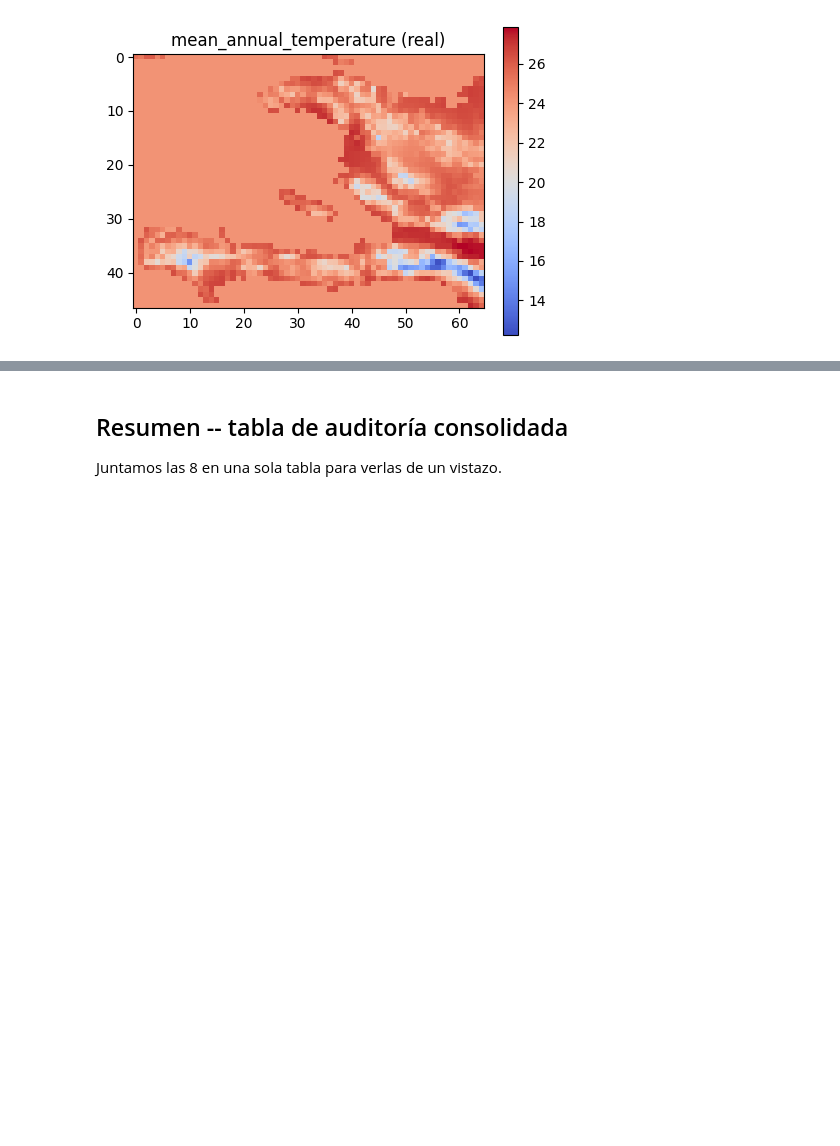
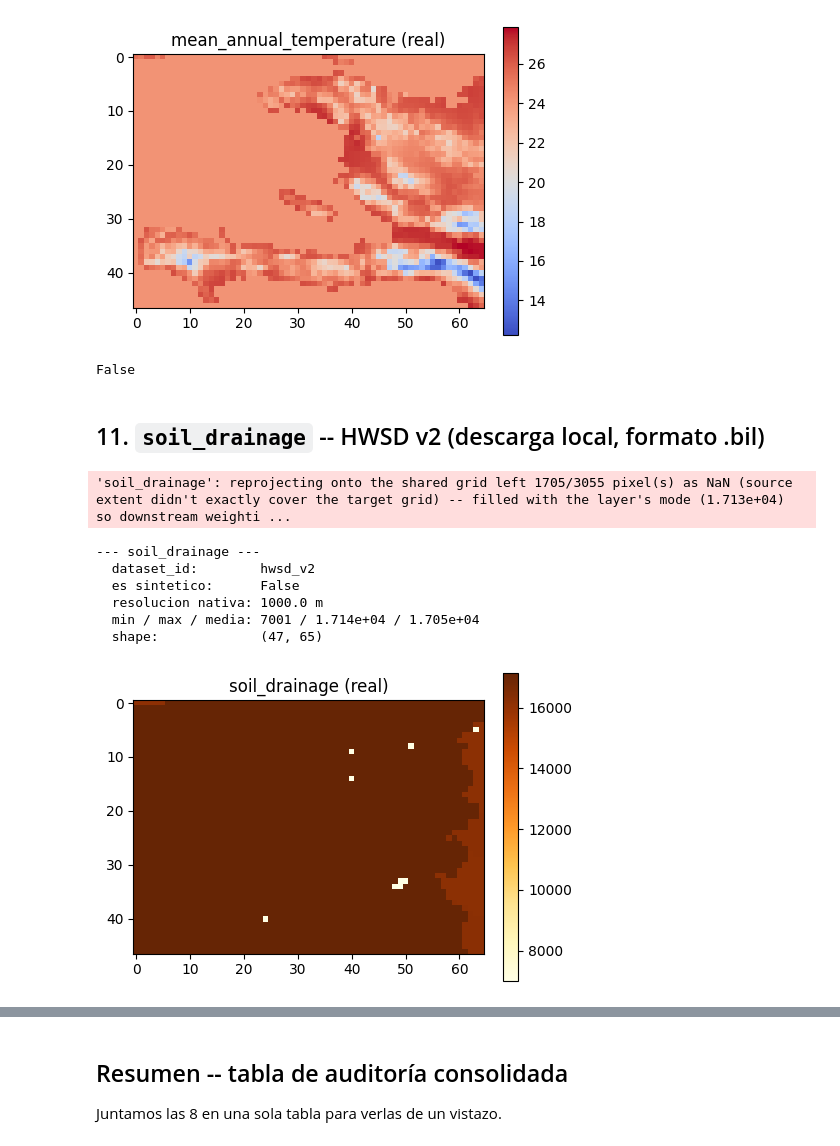
Before and after one commit to dagudelo30/nbs-ruralscan, a Jupyter notebook: pipeline/notebooks/agroforestry_hti_variable_audit.ipynb, the cells around one changed output, grey strips where cells are left out. Drawn from its saved outputs; the diff is of its cells as text; code cells hidden in the pictures; blank space fills up the shorter version.

Commit message:
updated soil drenage

```diff
--- a/pipeline/notebooks/agroforestry_hti_variable_audit.ipynb
+++ b/pipeline/notebooks/agroforestry_hti_variable_audit.ipynb
@@ -249,3 +249,21 @@ temp_da, temp_audit = audit_variable("mean_annual_temperature", cmap="coolwarm")
   min / max / media: 12.24 / 27.88 / 24.2
   shape:             (47, 65)
 [figure]
+# %%
+import inspect
+print("extent=" in inspect.getsource(audit_variable))
+# %% [output]
+False
+# %% [markdown]
+## 11. `soil_drainage` -- HWSD v2 (descarga local, formato .bil)
+# %%
+drainage_da, drainage_audit = audit_variable("soil_drainage", cmap="YlOrBr")
+# %% [output]
+'soil_drainage': reprojecting onto the shared grid left 1705/3055 pixel(s) as NaN (source extent didn't exactly cover the target grid) -- filled with the layer's mode (1.713e+04) so downstream weighti ...
+--- soil_drainage ---
+  dataset_id:        hwsd_v2
+  es sintetico:      False
+  resolucion nativa: 1000.0 m
+  min / max / media: 7001 / 1.714e+04 / 1.705e+04
+  shape:             (47, 65)
+[figure, added]
```
Also changed, not shown: parts of 2 cells of this notebook, 4 other files.
